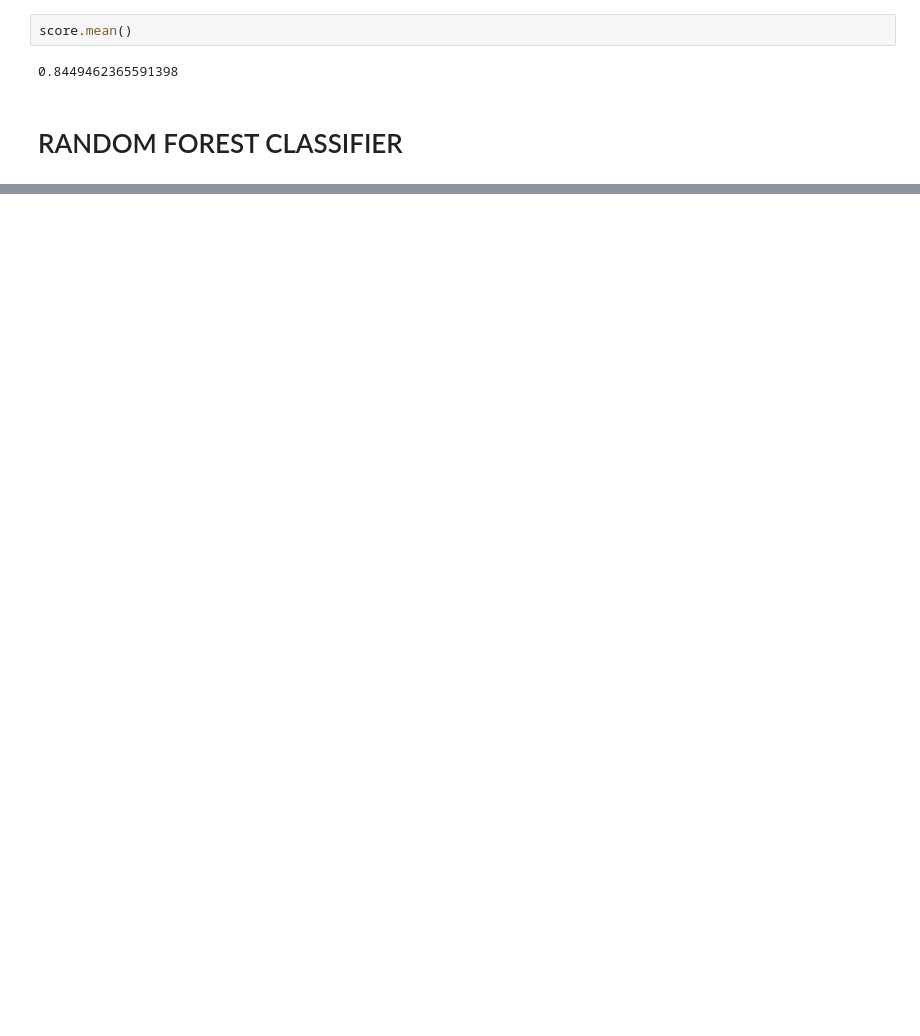
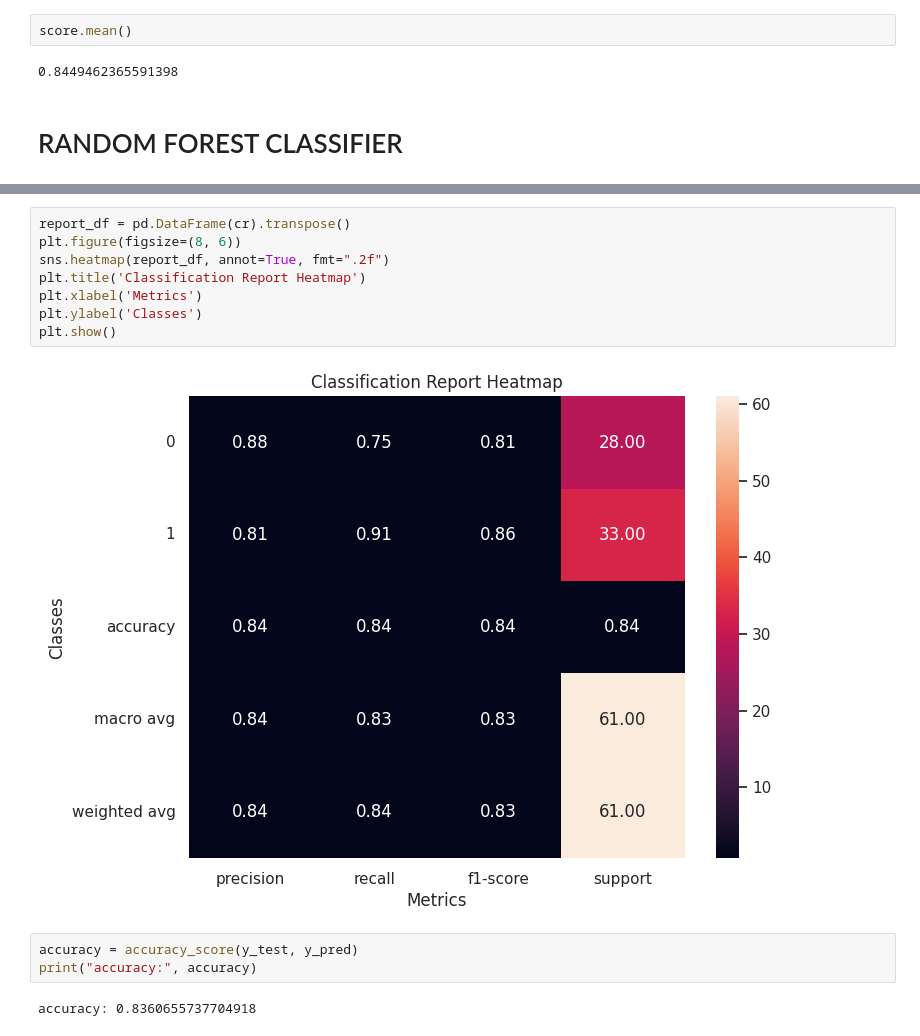
Before and after one commit to karanBx/HeartDiseasePrediction, a Jupyter notebook: HDP.ipynb, the cells around one changed output, grey strips where cells are left out. Cells and saved outputs as stored; diff of their text form; blank space fills up the shorter version.

```diff
--- a/HDP.ipynb
+++ b/HDP.ipynb
@@ -205,0 +240,15 @@ score.mean()
+# %%
+report_df = pd.DataFrame(cr).transpose()
+plt.figure(figsize=(8, 6))
+sns.heatmap(report_df, annot=True, fmt=".2f")
+plt.title('Classification Report Heatmap')
+plt.xlabel('Metrics')
+plt.ylabel('Classes')
+plt.show()
+# %% [output]
+[figure, added]
+# %%
+accuracy = accuracy_score(y_test, y_pred)
+print("accuracy:", accuracy)
+# %% [output]
+accuracy: 0.8360655737704918
```
Also changed, not shown: parts of 8 cells of this notebook.
